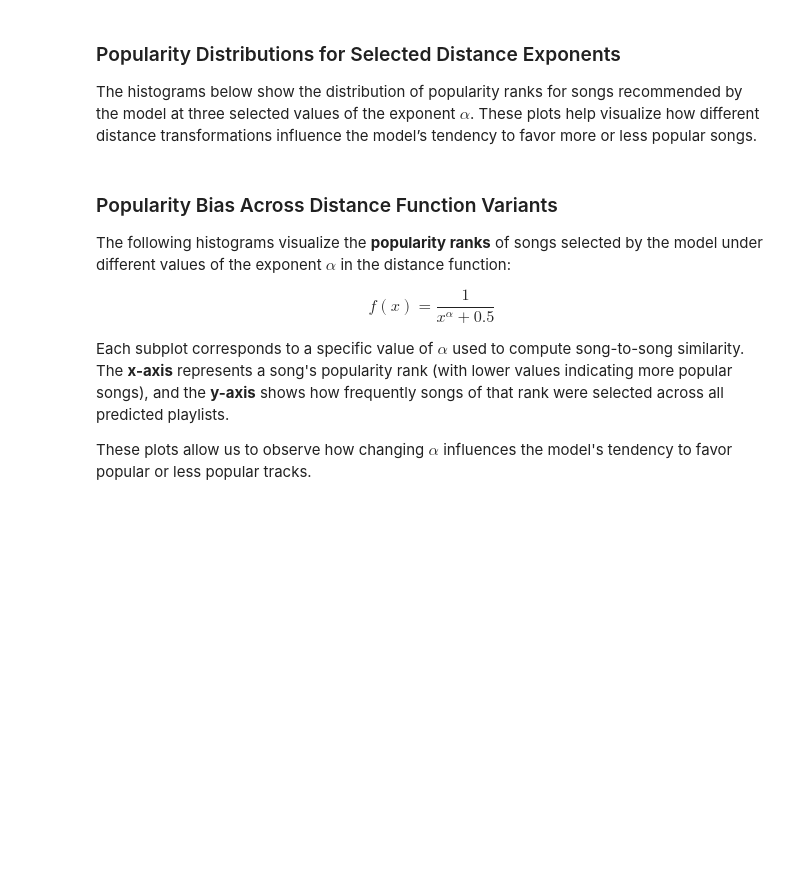
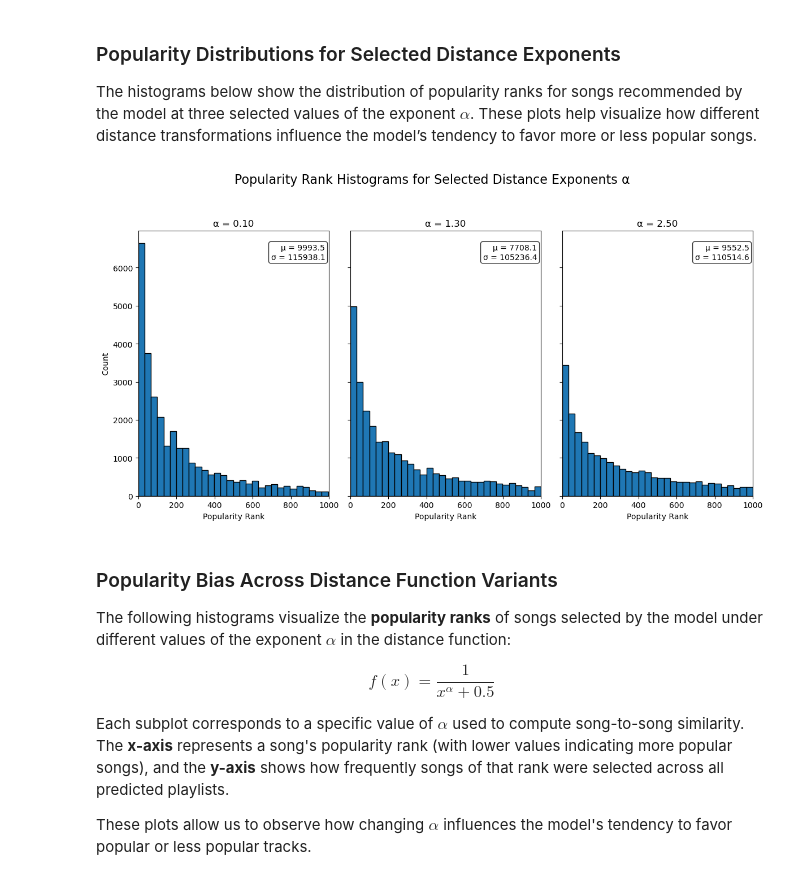
Before and after one commit to nicholassgeis/playlist-continuation-models, a Jupyter notebook: spotify_validation.ipynb, the cells around one changed output. Saved outputs shown, nothing was run; the diff lists cells and outputs as text; code cells hidden in the pictures; blank space fills up the shorter version.

```diff
--- a/spotify_validation.ipynb
+++ b/spotify_validation.ipynb
@@ -86,10 +94,10 @@ Load data and control its size since the volume of data is enormous for some mac
 We use only a small fraction of the playlist-track matrix for this experiment:
 # %%
 P = data.get_playlist_track_matrix()
-P,_ = train_test_split(P,train_size= 0.002)
+P,_ = train_test_split(P,train_size= 0.05)
 
 #define which exponents (alpha) you want to test
-alpha = np.linspace(0.1, 2, 20)
+alpha = np.linspace(0.1, 2.5, 25)
 fcts = [lambda x, a=a: 1/(x**a + 0.5) for a in alpha]
 # %% [markdown]
 ### Experiment: Evaluating KNN-Based Recommendations with Varying Distance Functions
@@ -162,7 +188,7 @@ for iter_num, (train_index, test_index) in enumerate(kf.split(P)):
 The histograms below show the distribution of popularity ranks for songs recommended by the model at three selected values of the exponent $\alpha$. These plots help visualize how different distance transformations influence the model’s tendency to favor more or less popular songs.
 # %%
 # Select which alpha values (by index) to display
-selected = [0, 9, 18]  # change this list as needed
+selected = [0, 12, 24]  # change this list as needed
 
 ncols = len(selected)
 fig, axes = plt.subplots(nrows=1, ncols=ncols, figsize=(4 * ncols, 6), sharey=True)
@@ -170,33 +196,35 @@ fig.suptitle("Popularity Rank Histograms for Selected Distance Exponents α", fo
 
 # Ensure axes is iterable even if ncols = 1
 if ncols == 1:
     axes = [axes]
 
 for ax, i in zip(axes, selected):
     dist = popularity_distributions[i]
     hist = []
     for key, val in dist.items():
         hist.extend([key] * val)
 
     hist = np.array(hist)
     mean_val = hist.mean()
     var_sd = np.sqrt(hist.var())
 
     ax.hist(hist[hist < 1000], bins=30, edgecolor='black')
     ax.set_title(f"α = {alpha[i]:.2f}", fontsize=12)
     ax.set_xlabel("Popularity Rank", fontsize=10)
     if i == selected[0]:
         ax.set_ylabel("Count", fontsize=10)
     ax.set_xlim(0, 1000)
 
     stats_text = f"μ = {mean_val:.1f}\nσ = {var_sd:.1f}"
     ax.text(0.98, 0.95, stats_text, transform=ax.transAxes,
             fontsize=10, verticalalignment='top', horizontalalignment='right',
             bbox=dict(boxstyle='round,pad=0.3', facecolor='white', alpha=0.8))
 
 plt.tight_layout()
 plt.subplots_adjust(top=0.88)
 plt.show()
+# %% [output]
+[figure, added]
 # %% [markdown]
 ### Popularity Bias Across Distance Function Variants
 
```
Also changed, not shown: parts of 17 cells of this notebook, 4 other files.
